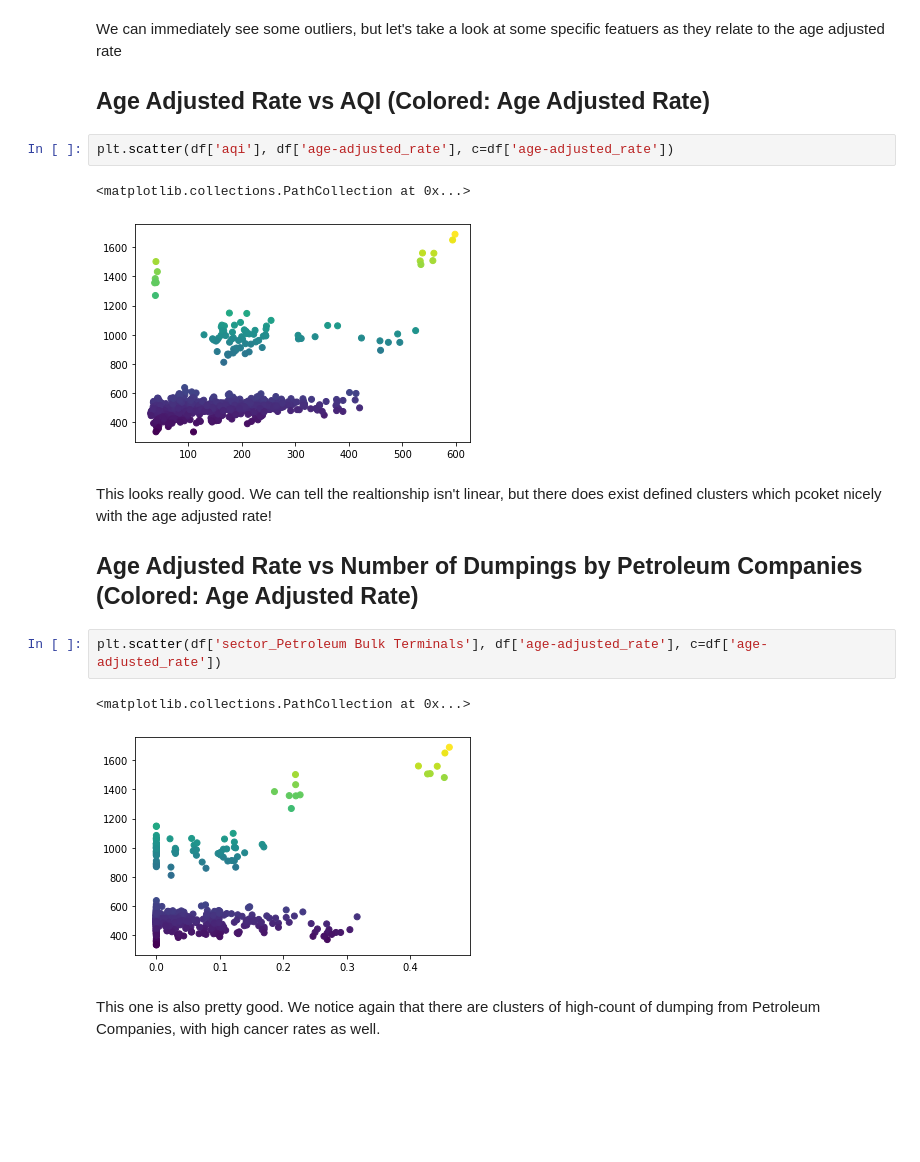
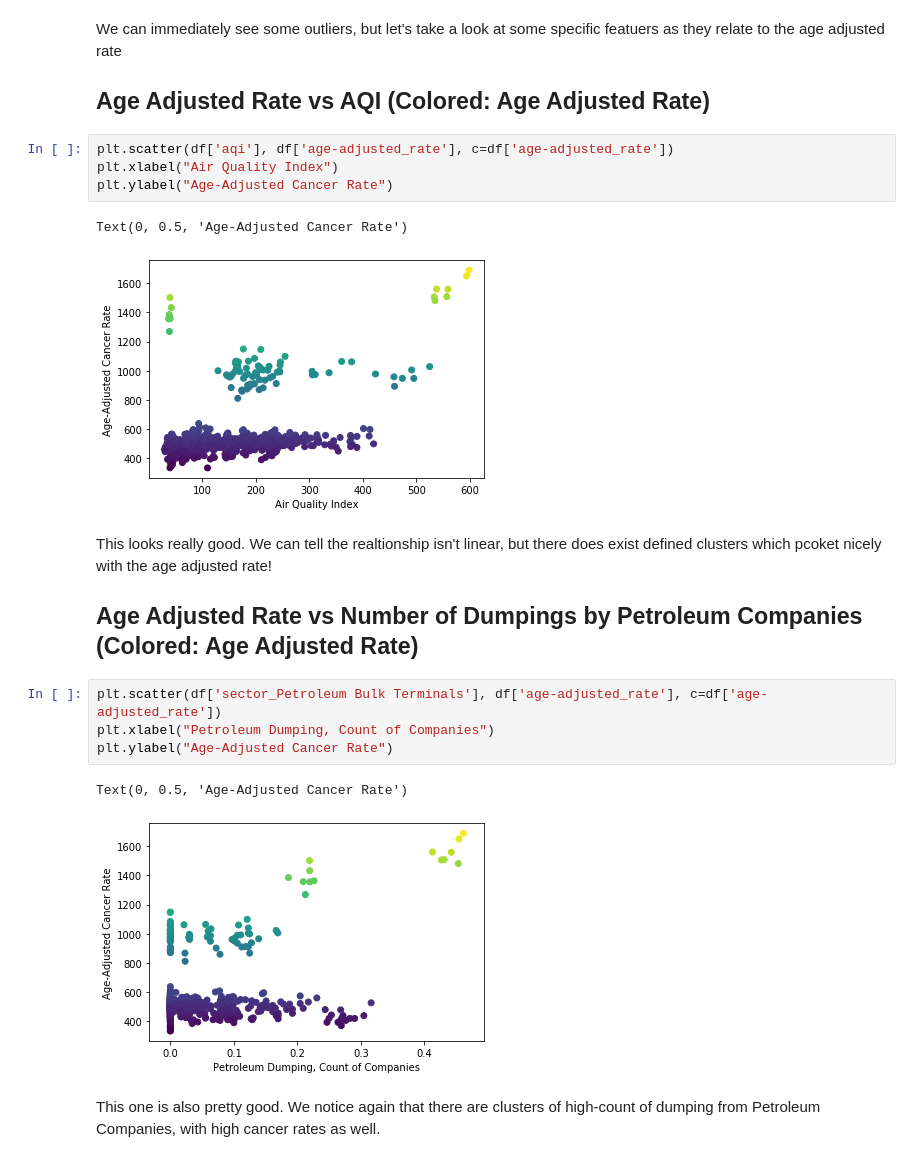
Before and after one commit to css459/pollution-impact-on-public-health, a Jupyter notebook: notebooks/Impacts of Toxic Pollution on Life Expectancy and Cancer Rates for Local Communities.ipynb, the cells around one changed output. Cells and saved outputs as stored; diff of their text form; blank space fills up the shorter version.

```diff
--- a/notebooks/Impacts of Toxic Pollution on Life Expectancy and Cancer Rates for Local Communities.ipynb
+++ b/notebooks/Impacts of Toxic Pollution on Life Expectancy and Cancer Rates for Local Communities.ipynb
@@ -713,18 +765,22 @@ We can immediately see some outliers, but let's take a look at some specific fea
 ## Age Adjusted Rate vs AQI (Colored: Age Adjusted Rate)
 # %%
 plt.scatter(df['aqi'], df['age-adjusted_rate'], c=df['age-adjusted_rate'])
+plt.xlabel("Air Quality Index")
+plt.ylabel("Age-Adjusted Cancer Rate")
 # %% [output]
-<matplotlib.collections.PathCollection at 0x...>
+Text(0, 0.5, 'Age-Adjusted Cancer Rate')
-[figure, old version]
+[figure, new version]
 # %% [markdown]
 This looks really good. We can tell the realtionship isn't linear, but there does exist defined clusters which pcoket nicely with the age adjusted rate!
 
 ## Age Adjusted Rate vs Number of Dumpings by Petroleum Companies (Colored: Age Adjusted Rate)
 # %%
 plt.scatter(df['sector_Petroleum Bulk Terminals'], df['age-adjusted_rate'], c=df['age-adjusted_rate'])
+plt.xlabel("Petroleum Dumping, Count of Companies")
+plt.ylabel("Age-Adjusted Cancer Rate")
 # %% [output]
-<matplotlib.collections.PathCollection at 0x...>
+Text(0, 0.5, 'Age-Adjusted Cancer Rate')
-[figure, old version]
+[figure, new version]
 # %% [markdown]
 This one is also pretty good. We notice again that there are clusters of high-count of dumping from Petroleum Companies,
 with high cancer rates as well.
```
Also changed, not shown: parts of 4 cells of this notebook, 3 other files.
